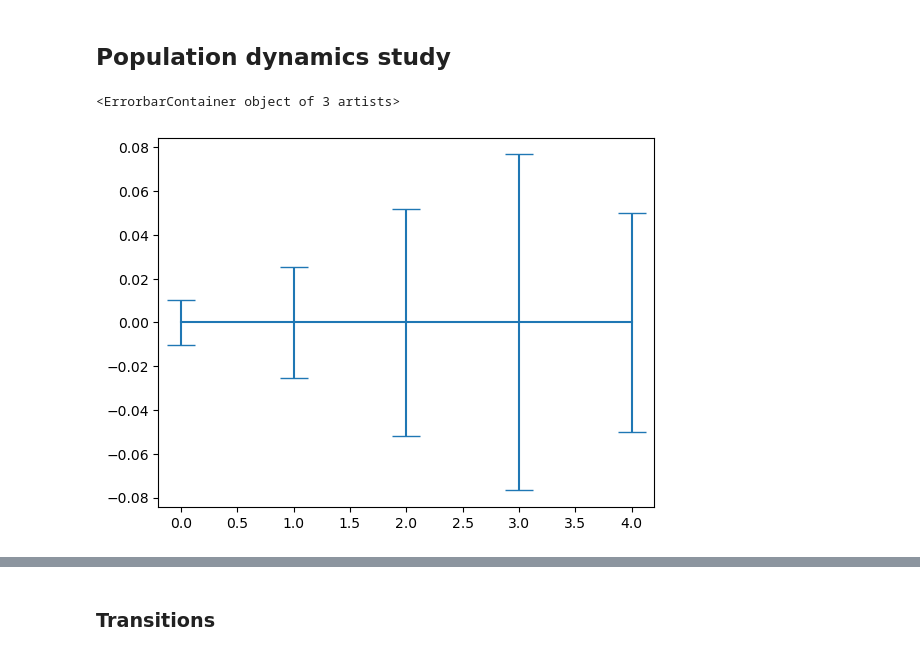
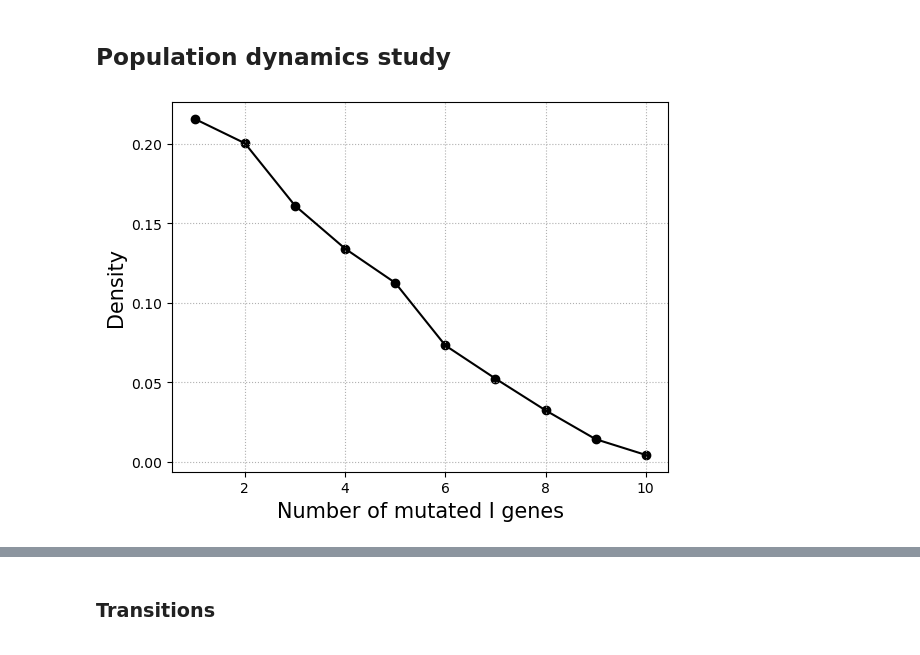
Before and after one commit to francescozambelli/CancerEvo, a Jupyter notebook: analysis.ipynb, the cells around one changed output, grey strips where cells are left out. Cells and saved outputs as stored; diff of their text form; code cells hidden in the pictures.

```diff
--- a/analysis.ipynb
+++ b/analysis.ipynb
@@ -400,5 +412,17 @@ plt.show()
 # %% [markdown]
 ## Population dynamics study
 # %%
-counts = np.loadtxt("../Data/CancerEvo/single/counts_full.txt", dtype=str, delimiter="?")
-counts = np.array([np.array(ci).astype(float)*np.arange(1,6) for ci in[c.split(", ") for c in counts[600:-1]]])
+counts = np.loadtxt("../Data/CancerEvo/single/counts_full_2.txt", dtype=str, delimiter="?")
+counts = [np.array(ci).astype(float) for ci in[c.split(", ") for c in counts[:]]]
+for i in range(100):
+    counts[i] = np.append(counts[i],[0]*(10-len(counts[i])))
+counts = np.array(counts)
+# %%
+plt.plot(np.arange(10)+1, counts[-50], color="k")
+plt.scatter(np.arange(10)+1, counts[-50], color="k")
+plt.grid(ls=":")
+plt.xlabel("Number of mutated I genes", fontsize=15)
+plt.ylabel("Density", fontsize=15)
+plt.savefig("images/pop_distr.png")
+# %% [output]
+[figure, added]
@@ -405,8 +440,5 @@ counts = np.array([np.array(ci).astype(float)*np.arange(1,6) for ci in[c.split("
 # %%
-plt.errorbar(np.arange(5), np.mean(counts,axis=0)-np.mean(counts,axis=0), yerr=np.std(counts,axis=0), capsize=10)
+#plt.errorbar(np.arange(5), np.mean(counts,axis=0)-np.mean(counts,axis=0), yerr=np.std(counts,axis=0), capsize=10)
-# %% [output]
-<ErrorbarContainer object of 3 artists>
-[figure, removed]
 # %%
 sns.heatmap((counts-np.mean(counts,axis=0)).T, cmap="coolwarm")
 plt.xlabel("Time")
```
Also changed, not shown: parts of 21 cells of this notebook, 5 other files.
